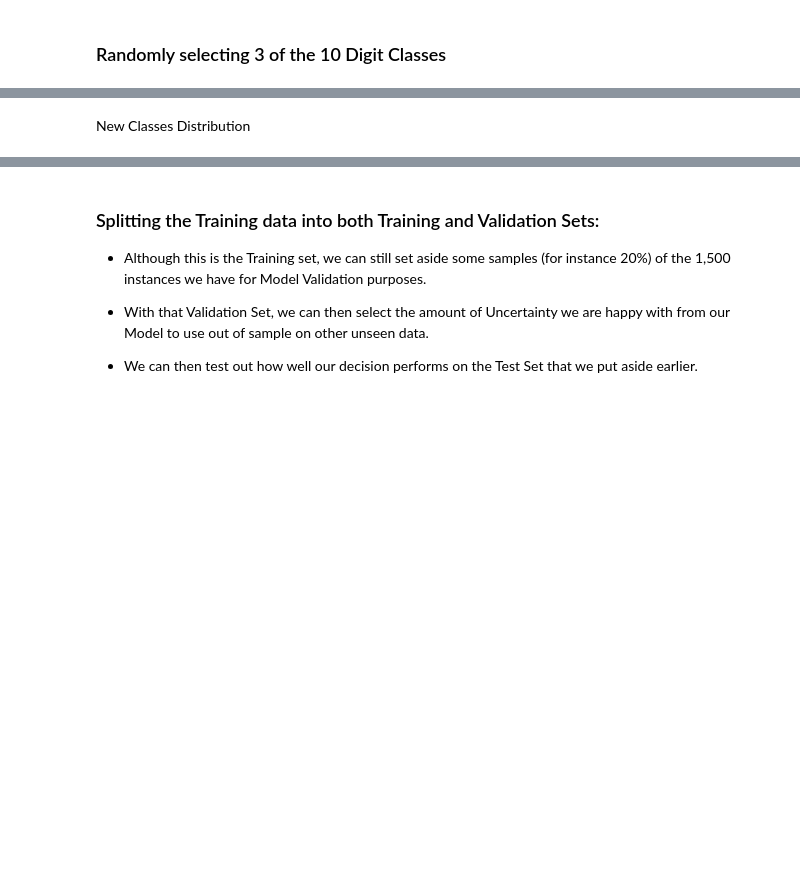
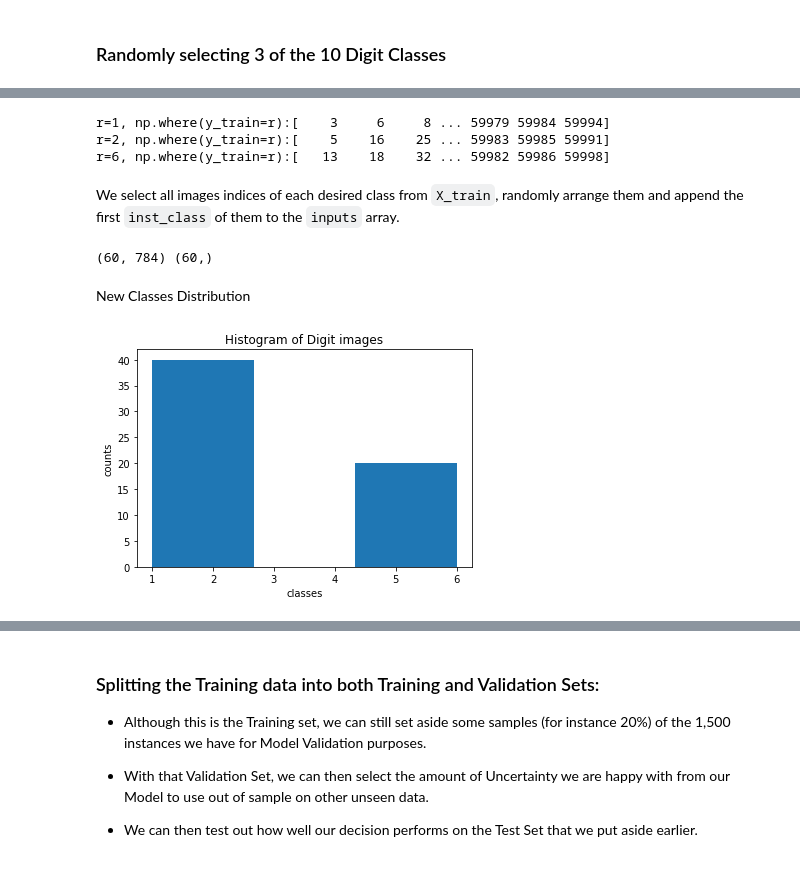
Before and after one commit to jimgibb/ET5003_SEM1_2021-2, a Jupyter notebook: Week-1/ET5003_Etivity1_JimGibbons_20188196.ipynb, the cells around one changed output, grey strips where cells are left out. Drawn from its saved outputs; the diff is of its cells as text; code cells hidden in the pictures; blank space fills up the shorter version.

```diff
--- a/Week-1/ET5003_Etivity1_JimGibbons_20188196.ipynb
+++ b/Week-1/ET5003_Etivity1_JimGibbons_20188196.ipynb
@@ -166,24 +172,24 @@ plt.show()
 ### Randomly selecting 3 of the 10 Digit Classes
 # %%
 # We select the number of Classes we want:
-n_classes =
+n_classes = 3
 
 # Empty list to append the random digit classes we select:
-classes =
+classes = []
 
 # We select 3 digits at random and make sure they are unique:
-while len(classes) < :
+while len(classes) < n_classes:
 
     # Randomly drawing a digit from 0-9:
     num2choose = np.random.randint(0,10)
 
     # Append the digit if it's not already in our list of classes:
-    if label not in classes:
+    if num2choose not in classes:
         classes.append(num2choose)
 
 
 # Sorting the Classes smallest to largest
-classes.___
+classes.sort()
 # print classes selected
 classes
 # %% [output]
@@ -191,10 +197,12 @@ SyntaxError: invalid syntax (<ipython-input-18-934cefc304fb>, line 2)
 # %%
 # The number of instances we'll keep for each of our 3 digits:
-inst_class =
+inst_class = 20
 
-
+inputs = []
+labels = []
 # Loop to randomly sample the instances for each digit:
 for r in classes:
+    print(f"r={r}, np.where(y_train=r):{np.where(y_train==r)[0]}")
     imgs = X_train[np.where(y_train==r)[0],:]
     inputs.append(imgs[np.random.permutation(imgs.shape[0]),:][0:inst_class,:])
     labels.append(np.ones(inst_class)*r)
@@ -202,5 +210,15 @@ for r in classes:
 # Shaping inputs and labels in the right format
 X_train = np.vstack(inputs).astype(np.float64)
 y_train = np.hstack(labels)
+# %% [output]
+r=1, np.where(y_train=r):[    3     6     8 ... 59979 59984 59994]
+r=2, np.where(y_train=r):[    5    16    25 ... 59983 59985 59991]
+r=6, np.where(y_train=r):[   13    18    32 ... 59982 59986 59998]
+# %% [markdown]
+We select all images indices of each desired class from `X_train`, randomly arrange them and append the first `inst_class` of them to the `inputs` array.
+# %%
+print(X_train.shape,y_train.shape)
+# %% [output]
+(60, 784) (60,)
 # %% [markdown]
 New Classes Distribution
@@ -209,3 +225,17 @@ New Classes Distribution
+# %%
+# new histogram
+fig, ax = plt.subplots()
+ind = np.arange(n_classes)
+
+n, bins, patches = ax.hist(y_train, n_classes)
+ax.set_xlabel('classes')
+ax.set_ylabel('counts')
+ax.set_title(r'Histogram of Digit images')
+plt.show()
+
+# TODO - correct this histogram to show the bins separately and not 2 as one.
+# %% [output]
+[figure, added]
 # %%
 # plot digits
 def plot_digits(instances, images_per_row=5, **options):
```
Also changed, not shown: parts of 10 cells of this notebook.
